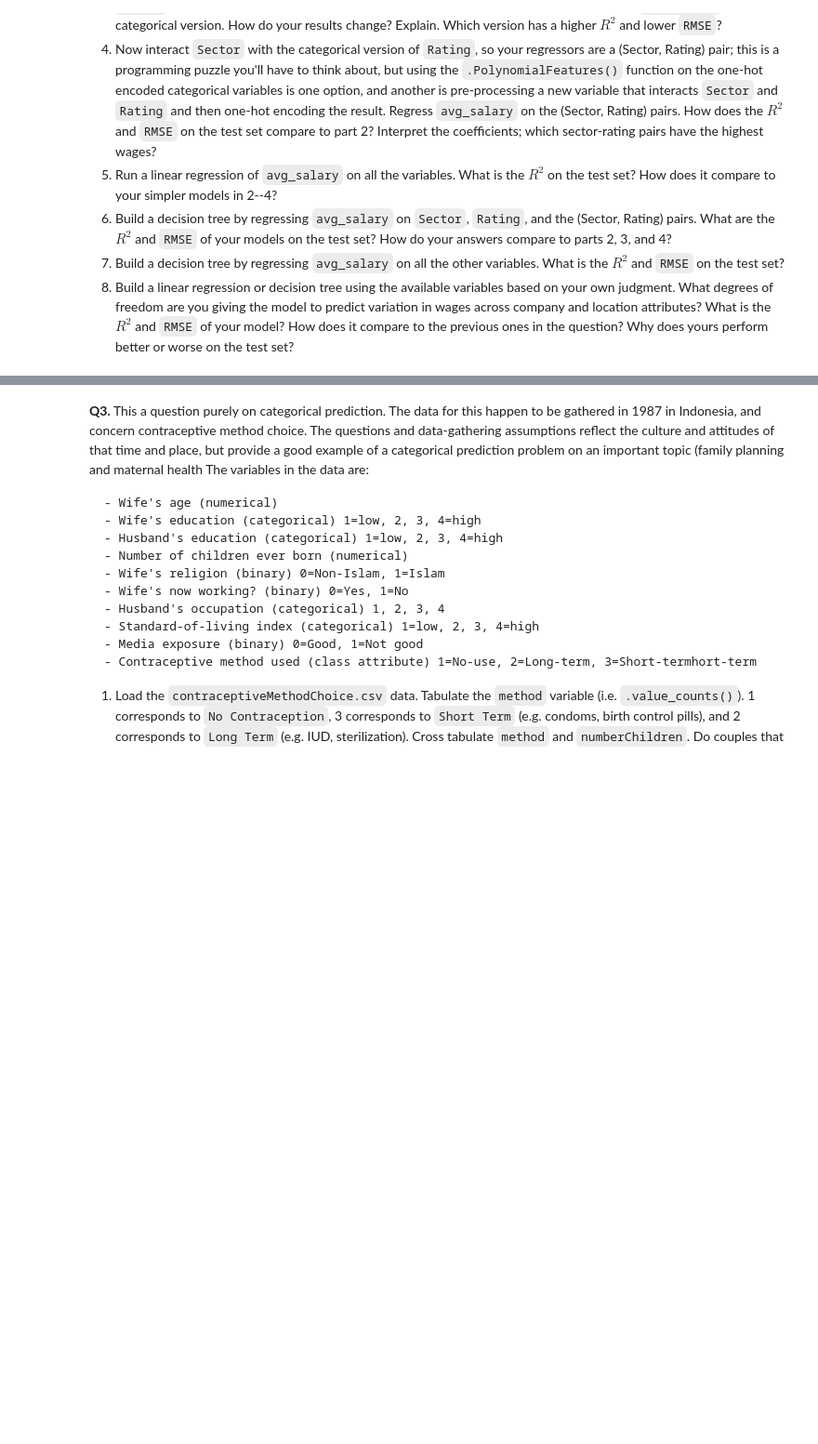
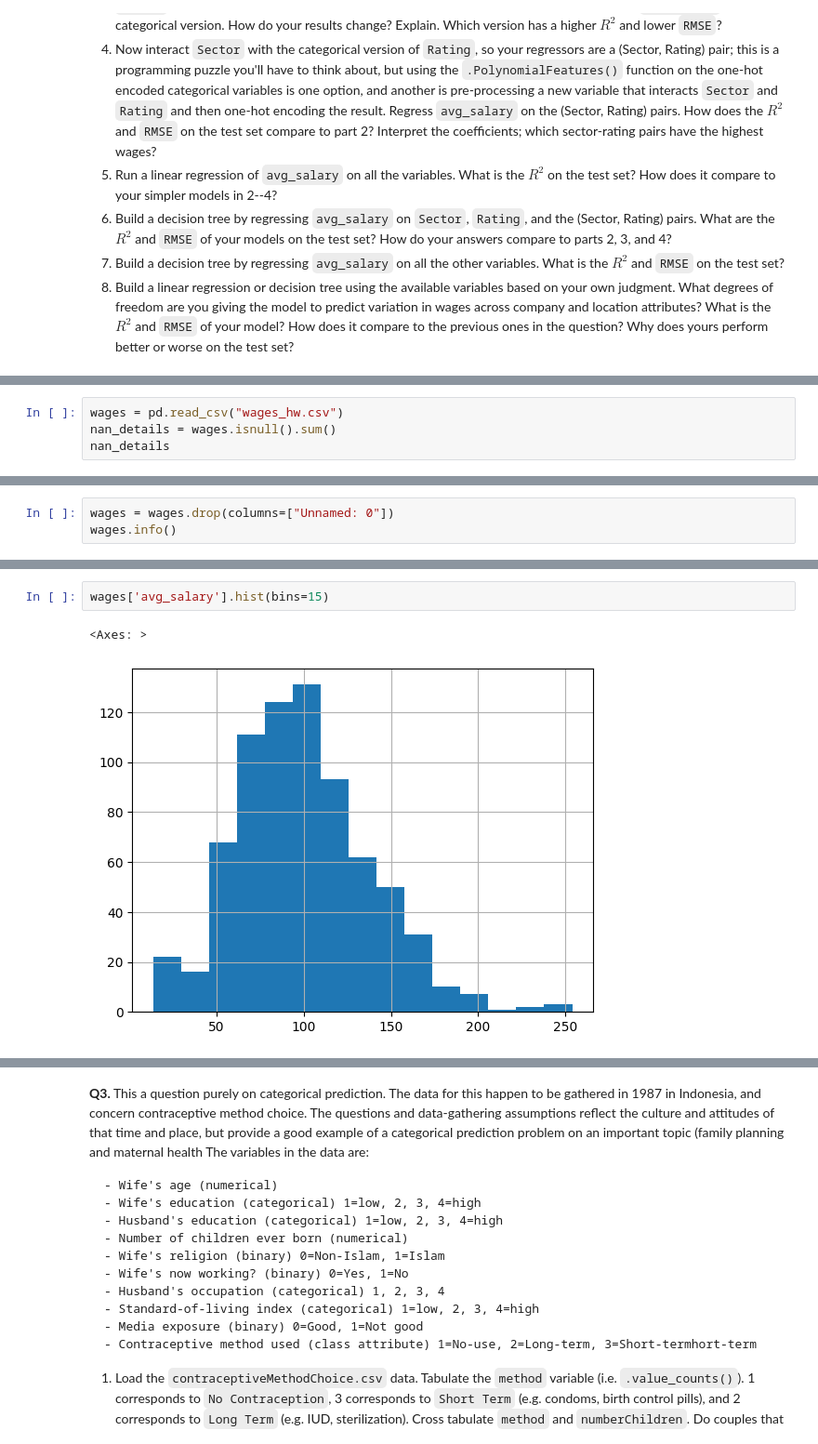
Before and after one commit to elaine-zhang12/assignment4, a Jupyter notebook: assignment4.ipynb, the cells around one changed output, grey strips where cells are left out. Shown: that part at 93% size. Cells and saved outputs as stored; diff of their text form; blank space fills up the shorter version.

```diff
--- a/assignment4.ipynb
+++ b/assignment4.ipynb
@@ -429,0 +436,4 @@ My best model was ultimately the decision regressor where I did not perform expa
+# %%
+wages = pd.read_csv("wages_hw.csv")
+nan_details = wages.isnull().sum()
+nan_details
@@ -429,0 +448,3 @@ My best model was ultimately the decision regressor where I did not perform expa
+# %%
+wages = wages.drop(columns=["Unnamed: 0"])
+wages.info()
@@ -429,0 +464,5 @@ My best model was ultimately the decision regressor where I did not perform expa
+# %%
+wages['avg_salary'].hist(bins=15)
+# %% [output]
+<Axes: >
+[figure, added]
```
Also changed, not shown: parts of 23 cells of this notebook.
